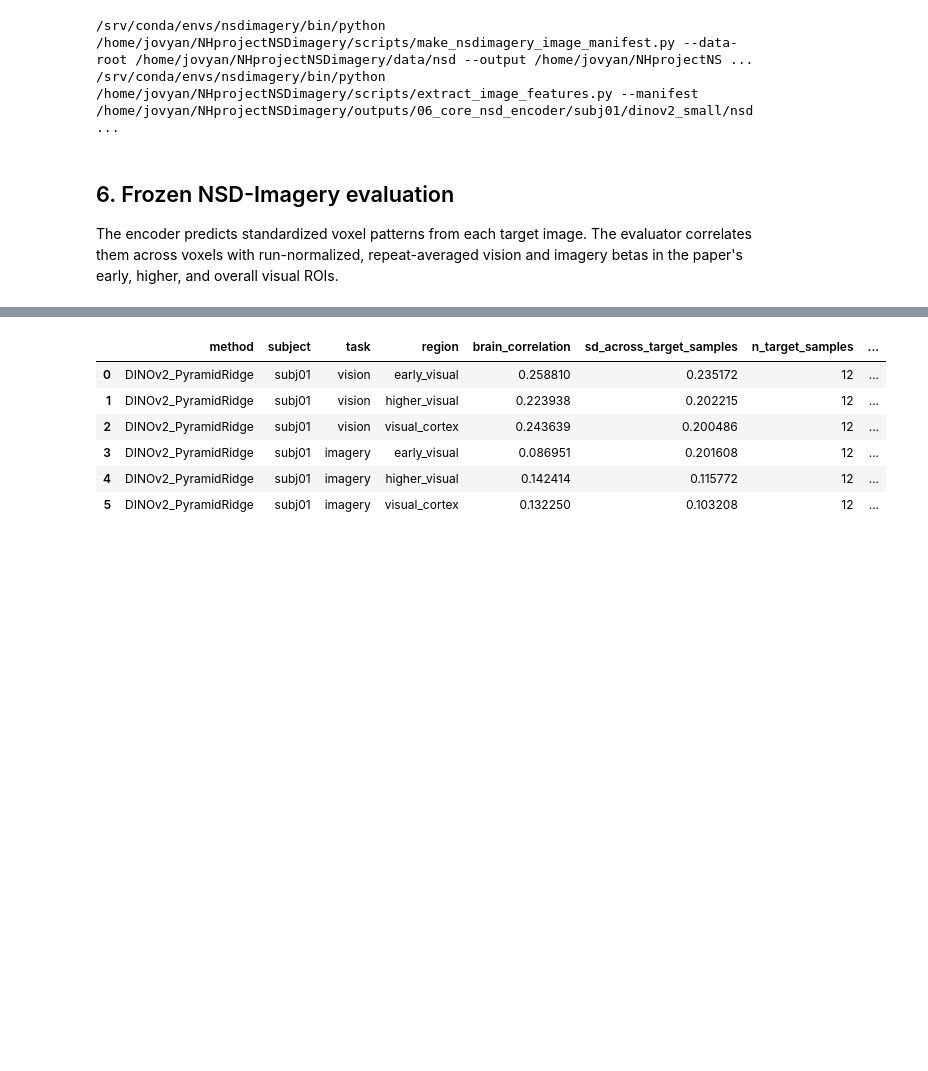
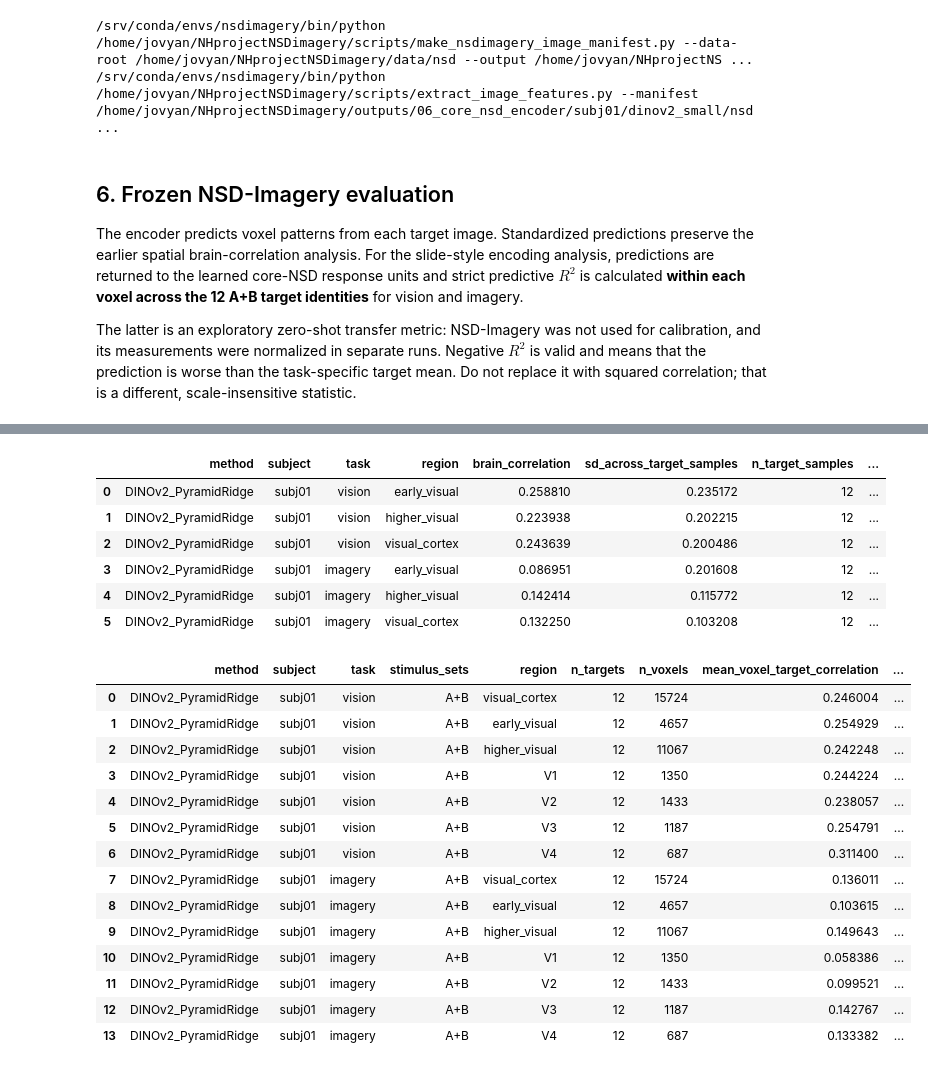
Before and after one commit to mynanshan/NHprojectNSDimagery, a Jupyter notebook: notebooks/06_core_nsd_brain_encoder.ipynb, the cells around one changed output, grey strips where cells are left out. Drawn from its saved outputs; the diff is of its cells as text; code cells hidden in the pictures; blank space fills up the shorter version.

```diff
--- a/notebooks/06_core_nsd_brain_encoder.ipynb
+++ b/notebooks/06_core_nsd_brain_encoder.ipynb
@@ -197,9 +198,12 @@ if RUN_TARGET_FEATURES:
 # %% [markdown]
 ## 6. Frozen NSD-Imagery evaluation
 
-The encoder predicts standardized voxel patterns from each target image. The evaluator correlates them across voxels with run-normalized, repeat-averaged vision and imagery betas in the paper's early, higher, and overall visual ROIs.
+The encoder predicts voxel patterns from each target image. Standardized predictions preserve the earlier spatial brain-correlation analysis. For the slide-style encoding analysis, predictions are returned to the learned core-NSD response units and strict predictive $R^2$ is calculated **within each voxel across the 12 A+B target identities** for vision and imagery.
+
+The latter is an exploratory zero-shot transfer metric: NSD-Imagery was not used for calibration, and its measurements were normalized in separate runs. Negative $R^2$ is valid and means that the prediction is worse than the task-specific target mean. Do not replace it with squared correlation; that is a different, scale-insensitive statistic.
 # %%
-RUN_EVALUATION = False
+# RUN_EVALUATION = False
+RUN_EVALUATION = True
 evaluation_prefix = WORK / f'dinov2_subj{SUBJECT:02d}'
 evaluation_command = [
     sys.executable, str(REPO_ROOT / 'scripts' / 'evaluate_encoder_nsdimagery.py'),
@@ -217,5 +221,8 @@ if RUN_EVALUATION:
 evaluation_summary = Path(str(evaluation_prefix) + '_summary.csv')
 if evaluation_summary.is_file():
     display(pd.read_csv(evaluation_summary))
+voxel_summary_path = Path(str(evaluation_prefix) + '_voxel_summary.csv')
+if voxel_summary_path.is_file():
+    display(pd.read_csv(voxel_summary_path))
 # %% [output]
 /srv/conda/envs/nsdimagery/bin/python /home/jovyan/NHprojectNSDimagery/scripts/evaluate_encoder_nsdimagery.py --data-root /home/jovyan/NHprojectNSDimagery/data/nsd --subject 1 --encoder-model /home/jo ...
@@ -222,7 +245,22 @@ if evaluation_summary.is_file():
 |  | method | subject | task | region | brain_correlation | sd_across_target_samples | n_target_samples | ... |
 | 0 | DINOv2_PyramidRidge | subj01 | vision | early_visual | 0.258810 | 0.235172 | 12 | ... |
 | 1 | DINOv2_PyramidRidge | subj01 | vision | higher_visual | 0.223938 | 0.202215 | 12 | ... |
 | 2 | DINOv2_PyramidRidge | subj01 | vision | visual_cortex | 0.243639 | 0.200486 | 12 | ... |
 | 3 | DINOv2_PyramidRidge | subj01 | imagery | early_visual | 0.086951 | 0.201608 | 12 | ... |
 | 4 | DINOv2_PyramidRidge | subj01 | imagery | higher_visual | 0.142414 | 0.115772 | 12 | ... |
 | 5 | DINOv2_PyramidRidge | subj01 | imagery | visual_cortex | 0.132250 | 0.103208 | 12 | ... |
+|  | method | subject | task | stimulus_sets | region | n_targets | n_voxels | mean_voxel_target_correlation | ... |
+| 0 | DINOv2_PyramidRidge | subj01 | vision | A+B | visual_cortex | 12 | 15724 | 0.246004 | ... |
+| 1 | DINOv2_PyramidRidge | subj01 | vision | A+B | early_visual | 12 | 4657 | 0.254929 | ... |
+| 2 | DINOv2_PyramidRidge | subj01 | vision | A+B | higher_visual | 12 | 11067 | 0.242248 | ... |
+| 3 | DINOv2_PyramidRidge | subj01 | vision | A+B | V1 | 12 | 1350 | 0.244224 | ... |
+| 4 | DINOv2_PyramidRidge | subj01 | vision | A+B | V2 | 12 | 1433 | 0.238057 | ... |
+| 5 | DINOv2_PyramidRidge | subj01 | vision | A+B | V3 | 12 | 1187 | 0.254791 | ... |
+| 6 | DINOv2_PyramidRidge | subj01 | vision | A+B | V4 | 12 | 687 | 0.311400 | ... |
+| 7 | DINOv2_PyramidRidge | subj01 | imagery | A+B | visual_cortex | 12 | 15724 | 0.136011 | ... |
+| 8 | DINOv2_PyramidRidge | subj01 | imagery | A+B | early_visual | 12 | 4657 | 0.103615 | ... |
+| 9 | DINOv2_PyramidRidge | subj01 | imagery | A+B | higher_visual | 12 | 11067 | 0.149643 | ... |
+| 10 | DINOv2_PyramidRidge | subj01 | imagery | A+B | V1 | 12 | 1350 | 0.058386 | ... |
+| 11 | DINOv2_PyramidRidge | subj01 | imagery | A+B | V2 | 12 | 1433 | 0.099521 | ... |
+| 12 | DINOv2_PyramidRidge | subj01 | imagery | A+B | V3 | 12 | 1187 | 0.142767 | ... |
+| 13 | DINOv2_PyramidRidge | subj01 | imagery | A+B | V4 | 12 | 687 | 0.133382 | ... |
```
Also changed, not shown: parts of 5 cells of this notebook, 20 other files.
